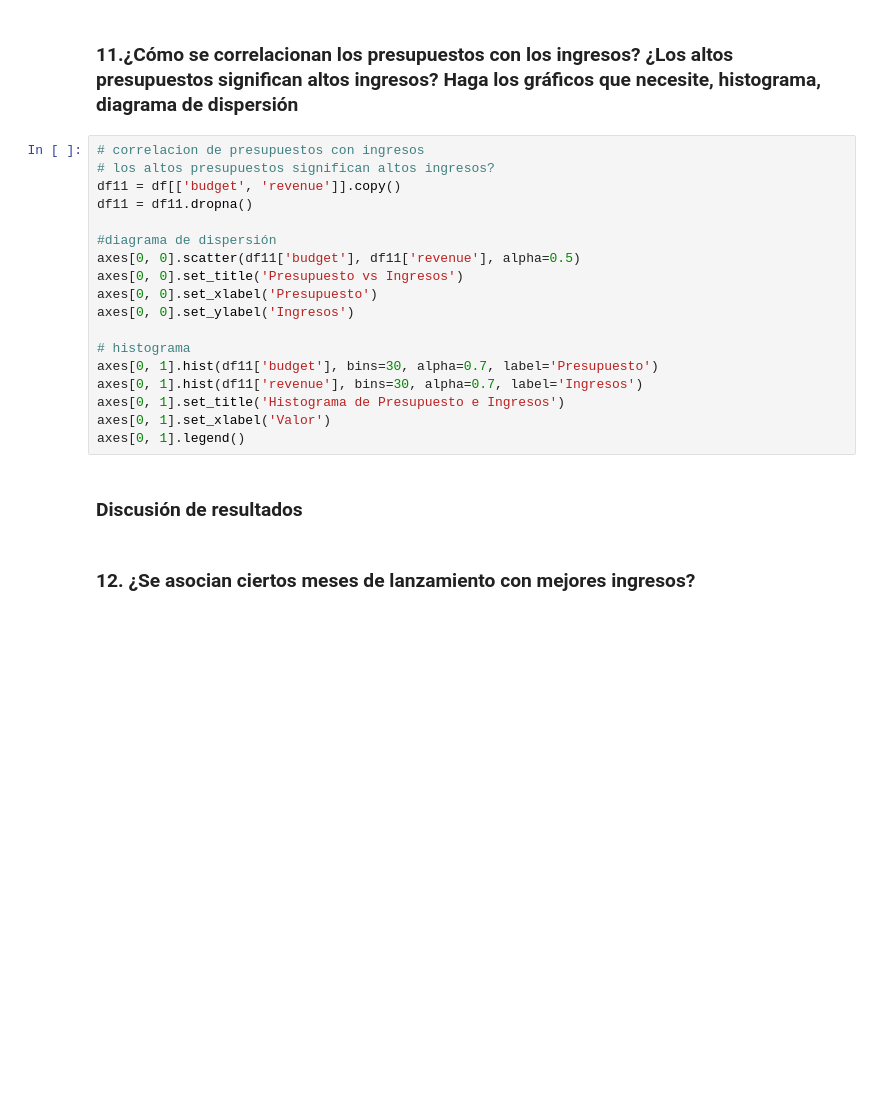
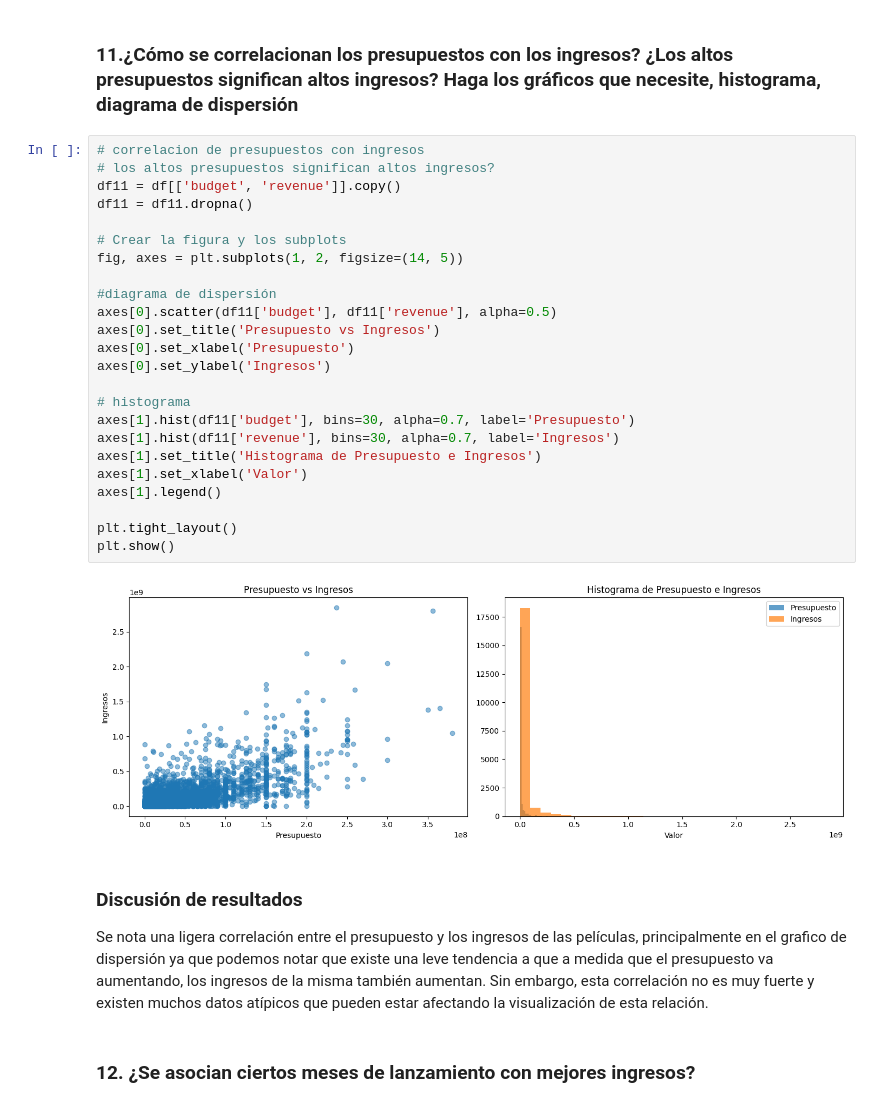
Before and after one commit to Vann06/Mineria_Datos, a Jupyter notebook: Preguntas_Clave/PC_9_16.ipynb, the cells around one changed output. Drawn from its saved outputs; the diff is of its cells as text; blank space fills up the shorter version.

```diff
--- a/Preguntas_Clave/PC_9_16.ipynb
+++ b/Preguntas_Clave/PC_9_16.ipynb
@@ -140,26 +140,35 @@ Los directores que realizaron las top 20 mejores películas calificadas se muest
 Sin embargo, también realizamos otra tabla que muestra los directores sin repetición de nombres, para así también tener un mejor entendimiento de la diversidad de directores presentes que han logrado crear películas altamente calificadas.
 # %% [markdown]
 ### 11.¿Cómo se correlacionan los presupuestos con los ingresos? ¿Los altos presupuestos significan altos ingresos? Haga los gráficos que necesite, histograma, diagrama de dispersión
-# %%
-# correlacion de presupuestos con ingresos
-# los altos presupuestos significan altos ingresos?
-df11 = df[['budget', 'revenue']].copy()
-df11 = df11.dropna()
-
-#diagrama de dispersión
-axes[0, 0].scatter(df11['budget'], df11['revenue'], alpha=0.5)
-axes[0, 0].set_title('Presupuesto vs Ingresos')
-axes[0, 0].set_xlabel('Presupuesto')
-axes[0, 0].set_ylabel('Ingresos')
-
-# histograma
-axes[0, 1].hist(df11['budget'], bins=30, alpha=0.7, label='Presupuesto')
-axes[0, 1].hist(df11['revenue'], bins=30, alpha=0.7, label='Ingresos')
-axes[0, 1].set_title('Histograma de Presupuesto e Ingresos')
-axes[0, 1].set_xlabel('Valor')
-axes[0, 1].legend()
+# %%
+# correlacion de presupuestos con ingresos
+# los altos presupuestos significan altos ingresos?
+df11 = df[['budget', 'revenue']].copy()
+df11 = df11.dropna()
+
+# Crear la figura y los subplots
+fig, axes = plt.subplots(1, 2, figsize=(14, 5))
+
+#diagrama de dispersión
+axes[0].scatter(df11['budget'], df11['revenue'], alpha=0.5)
+axes[0].set_title('Presupuesto vs Ingresos')
+axes[0].set_xlabel('Presupuesto')
+axes[0].set_ylabel('Ingresos')
+
+# histograma
+axes[1].hist(df11['budget'], bins=30, alpha=0.7, label='Presupuesto')
+axes[1].hist(df11['revenue'], bins=30, alpha=0.7, label='Ingresos')
+axes[1].set_title('Histograma de Presupuesto e Ingresos')
+axes[1].set_xlabel('Valor')
+axes[1].legend()
+
+plt.tight_layout()
+plt.show()
+# %% [output]
+[figure, added]
 # %% [markdown]
 ### Discusión de resultados
+Se nota una ligera correlación entre el presupuesto y los ingresos de las películas, principalmente en el grafico de dispersión ya que podemos notar que existe una leve tendencia a que a medida que el presupuesto va aumentando, los ingresos de la misma también aumentan. Sin embargo, esta correlación no es muy fuerte y existen muchos datos atípicos que pueden estar afectando la visualización de esta relación.
 # %% [markdown]
 ### 12. ¿Se asocian ciertos meses de lanzamiento con mejores ingresos?
 # %%
```
Also changed, not shown: parts of 13 cells of this notebook.
